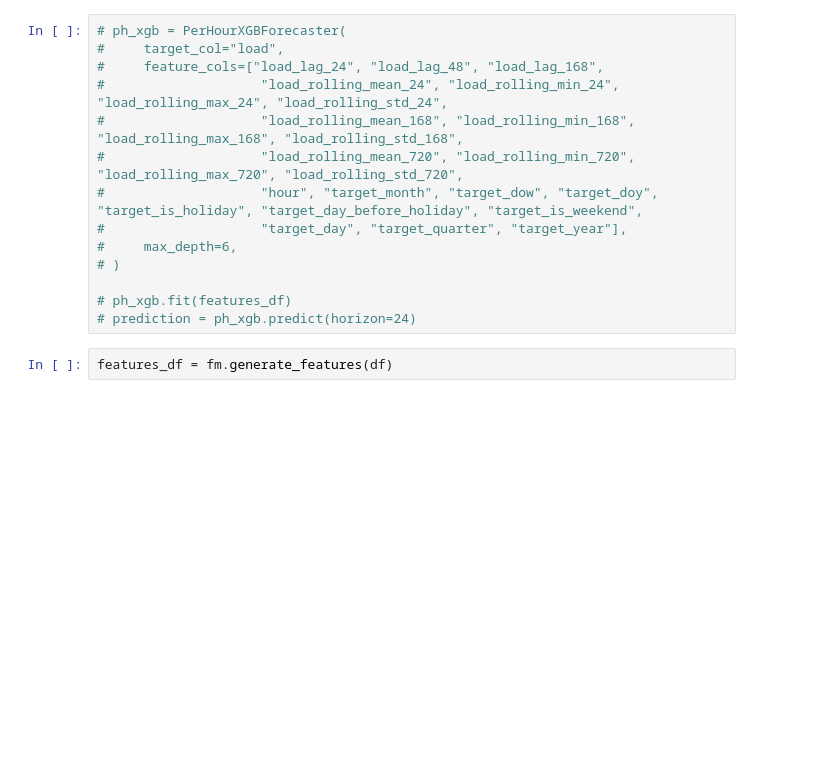
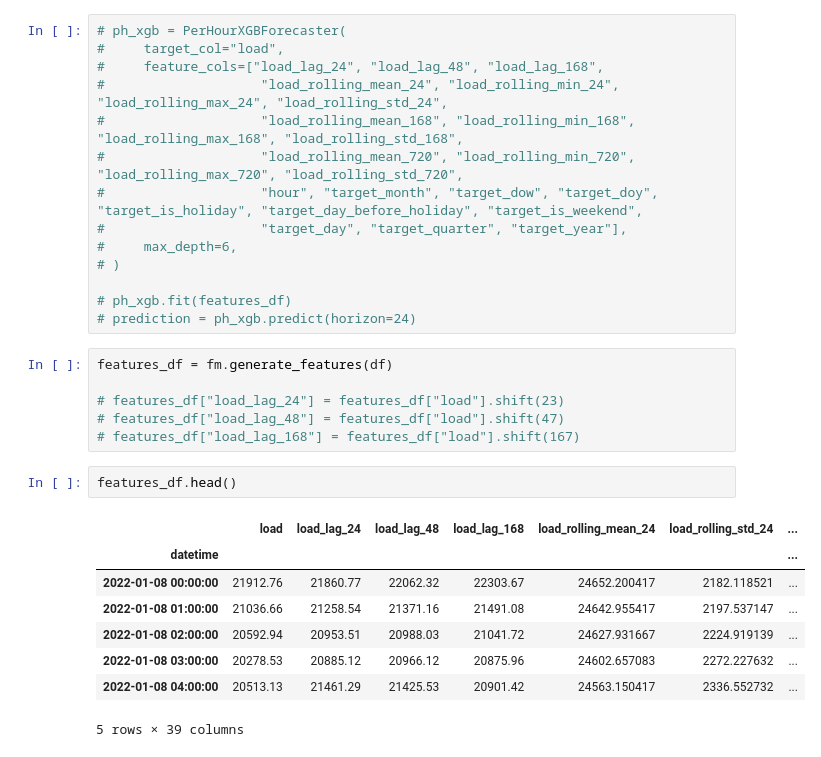
Before and after one commit to joypauls/forecastiso, a Jupyter notebook: notebooks/dev.ipynb, the cells around one changed output. Drawn from its saved outputs; the diff is of its cells as text; blank space fills up the shorter version.

```diff
--- a/notebooks/dev.ipynb
+++ b/notebooks/dev.ipynb
@@ -162,6 +173,21 @@ prediction = windowed_xgb.predict(horizon=24)
 # prediction = ph_xgb.predict(horizon=24)
 # %%
 features_df = fm.generate_features(df)
+
+# features_df["load_lag_24"] = features_df["load"].shift(23)
+# features_df["load_lag_48"] = features_df["load"].shift(47)
+# features_df["load_lag_168"] = features_df["load"].shift(167)
+# %%
+features_df.head()
+# %% [output]
+|  | load | load_lag_24 | load_lag_48 | load_lag_168 | load_rolling_mean_24 | load_rolling_std_24 | ... |
+| datetime |  |  |  |  |  |  | ... |
+| 2022-01-08 00:00:00 | 21912.76 | 21860.77 | 22062.32 | 22303.67 | 24652.200417 | 2182.118521 | ... |
+| 2022-01-08 01:00:00 | 21036.66 | 21258.54 | 21371.16 | 21491.08 | 24642.955417 | 2197.537147 | ... |
+| 2022-01-08 02:00:00 | 20592.94 | 20953.51 | 20988.03 | 21041.72 | 24627.931667 | 2224.919139 | ... |
+| 2022-01-08 03:00:00 | 20278.53 | 20885.12 | 20966.12 | 20875.96 | 24602.657083 | 2272.227632 | ... |
+| 2022-01-08 04:00:00 | 20513.13 | 21461.29 | 21425.53 | 20901.42 | 24563.150417 | 2336.552732 | ... |
+5 rows × 39 columns
 # %%
 predict_date = "2025-02-12"
 
```
Also changed, not shown: parts of 10 cells of this notebook, 1 other file.
